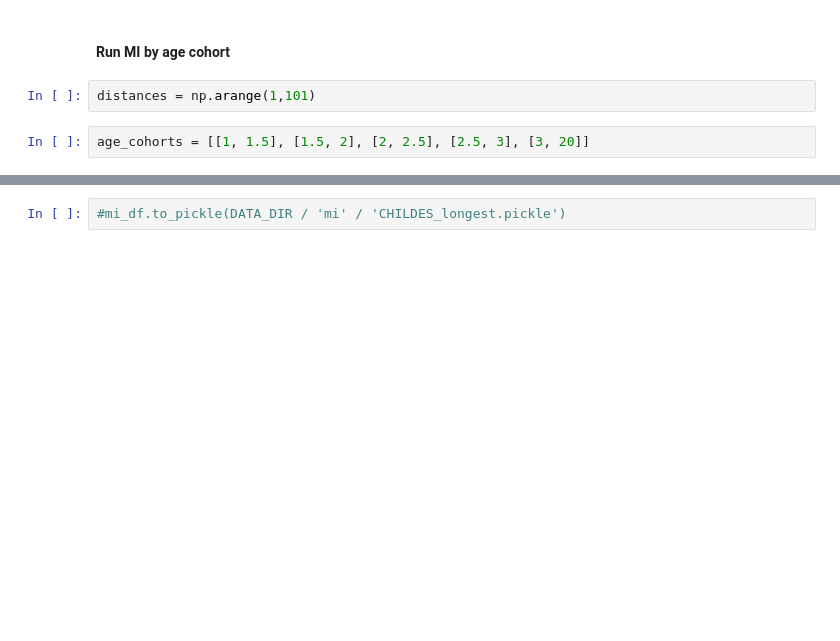
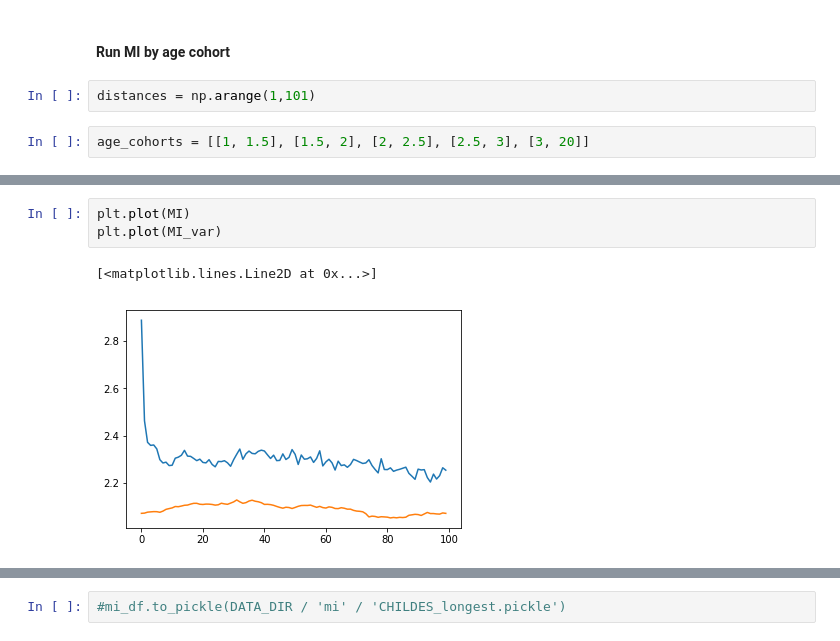
Before and after one commit to timsainb/LongRangeSequentialOrgPaper, a Jupyter notebook: notebooks/childes/2.0-childes-MI-analysis-12months_and_up-longest-sequences-testing-full-seq-len.ipynb, the cells around one changed output, grey strips where cells are left out. Saved outputs shown, nothing was run; the diff lists cells and outputs as text; blank space fills up the shorter version.

```diff
--- a/notebooks/childes/2.0-childes-MI-analysis-12months_and_up-longest-sequences-testing-full-seq-len.ipynb
+++ b/notebooks/childes/2.0-childes-MI-analysis-12months_and_up-longest-sequences-testing-full-seq-len.ipynb
@@ -239,0 +239,6 @@ KeyboardInterrupt:
+# %%
+plt.plot(MI)
+plt.plot(MI_var)
+# %% [output]
+[<matplotlib.lines.Line2D at 0x...>]
+[figure, added]
```
Also changed, not shown: parts of 16 cells of this notebook, 51 other files.
